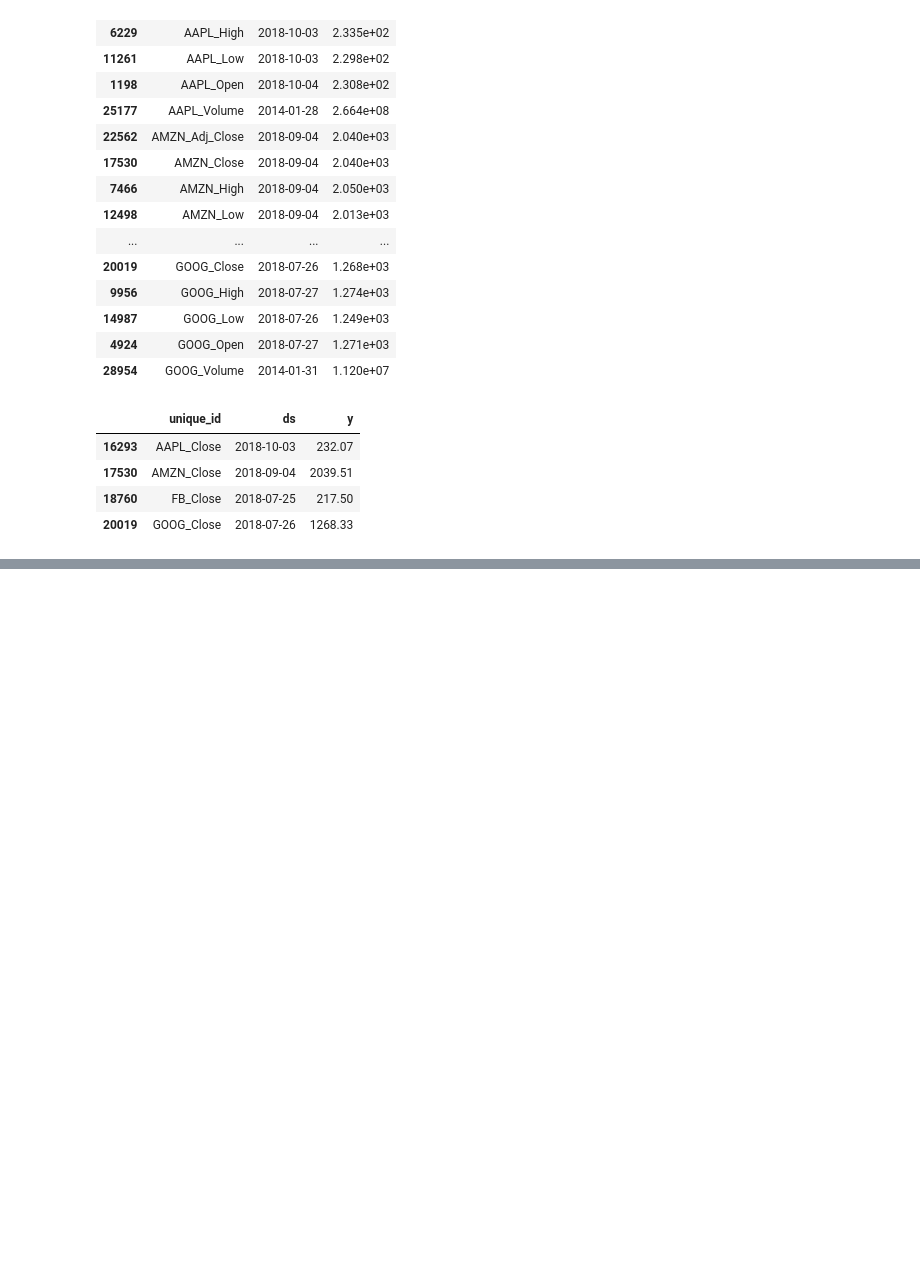
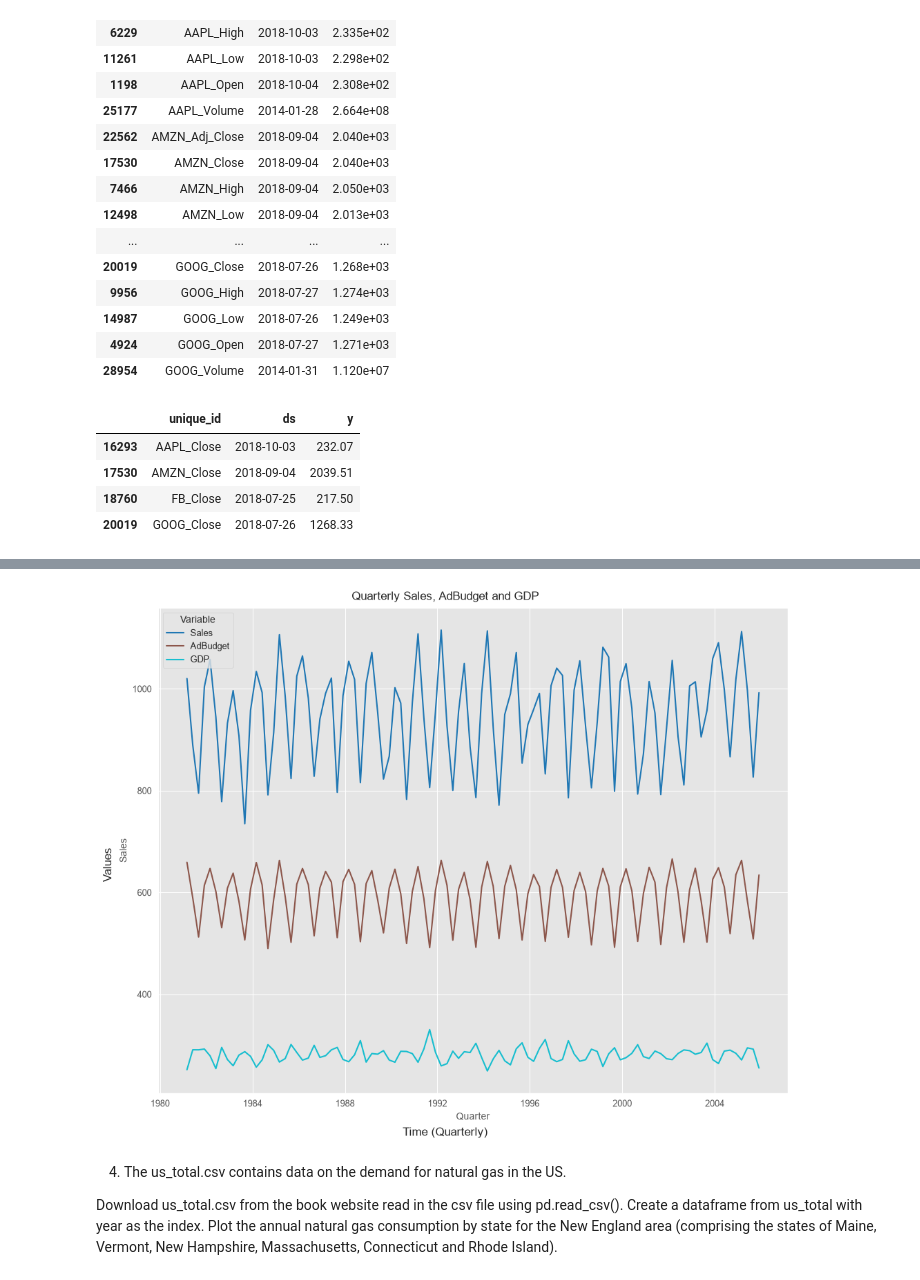
Before and after one commit to Ak62007/TS, a Jupyter notebook: Exercises/chapter-2.ipynb, the cells around one changed output, grey strips where cells are left out. Cells and saved outputs as stored; diff of their text form; code cells hidden in the pictures; blank space fills up the shorter version.

```diff
--- a/Exercises/chapter-2.ipynb
+++ b/Exercises/chapter-2.ipynb
@@ -313,0 +391,38 @@ max_closing_stock_prices
+# %%
+# plotting all three in one plot
+features = ["Sales", "AdBudget", "GDP"]
+
+cmap = plt.get_cmap("tab10")
+
+colors = {
+    feature: cmap(i / (len(features) - 1))
+    for i, feature in enumerate(features)
+}
+# %%
+fig, ax = plt.subplots(figsize=(10, 8))
+
+for feature in features:
+    sns.lineplot(
+        data=tute_df,
+        x="Quarter",
+        y=feature,
+        ax=ax,
+        color=colors[feature],
+        label=feature,
+    )
+
+fig.suptitle("Quarterly Sales, AdBudget and GDP")
+fig.supxlabel("Time (Quarterly)")
+fig.supylabel("Values")
+
+ax.legend(title="Variable")
+
+fig.show()
+# %% [output]
+[figure, added]
+# %% [markdown]
+4. The us_total.csv contains data on the demand for natural gas in the US.
+
+Download us_total.csv from the book website read in the csv file using pd.read_csv().
+Create a dataframe from us_total with year as the index.
+Plot the annual natural gas consumption by state for the New England area (comprising the states of Maine, Vermont, New Hampshire, Massachusetts, Connecticut and Rhode Island).
```
Also changed, not shown: parts of 25 cells of this notebook, 2 other files.
